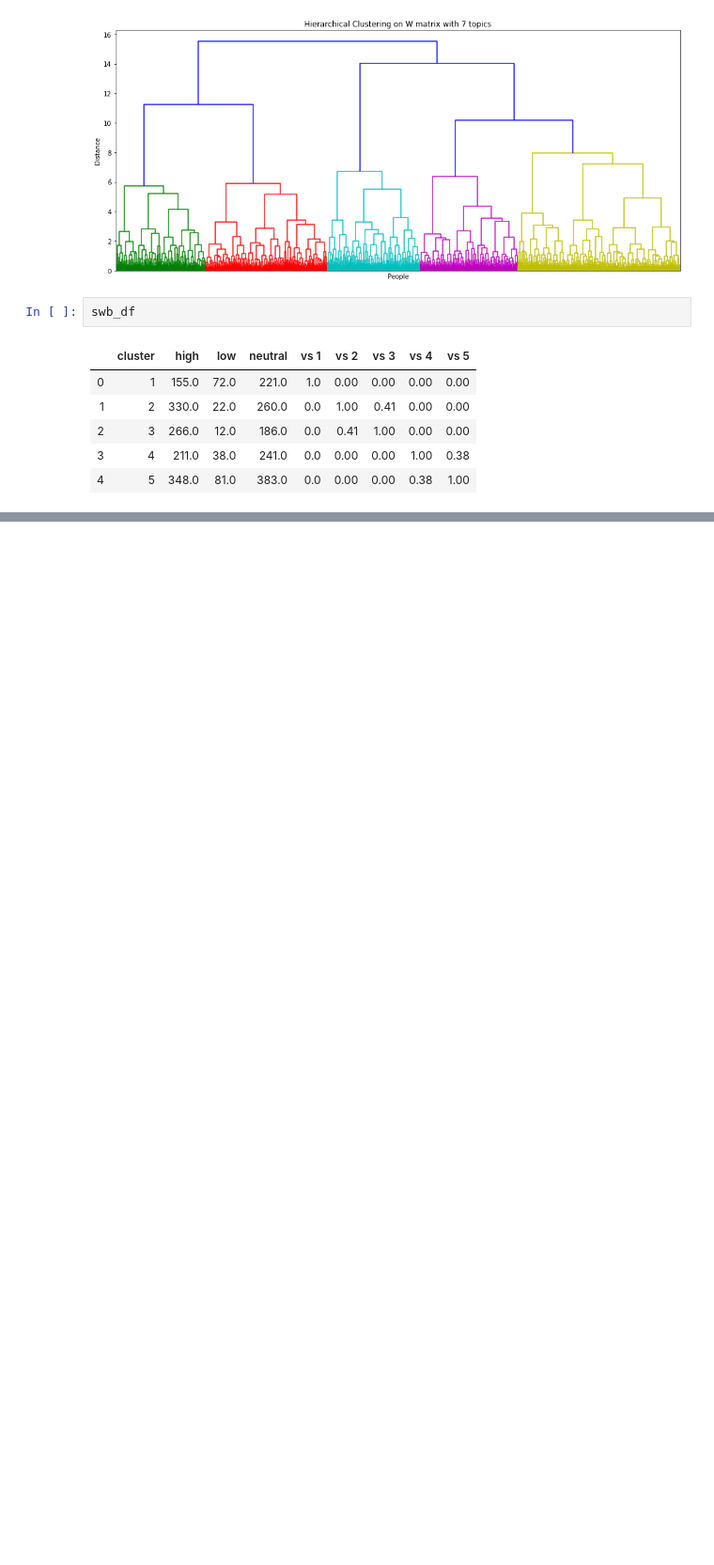
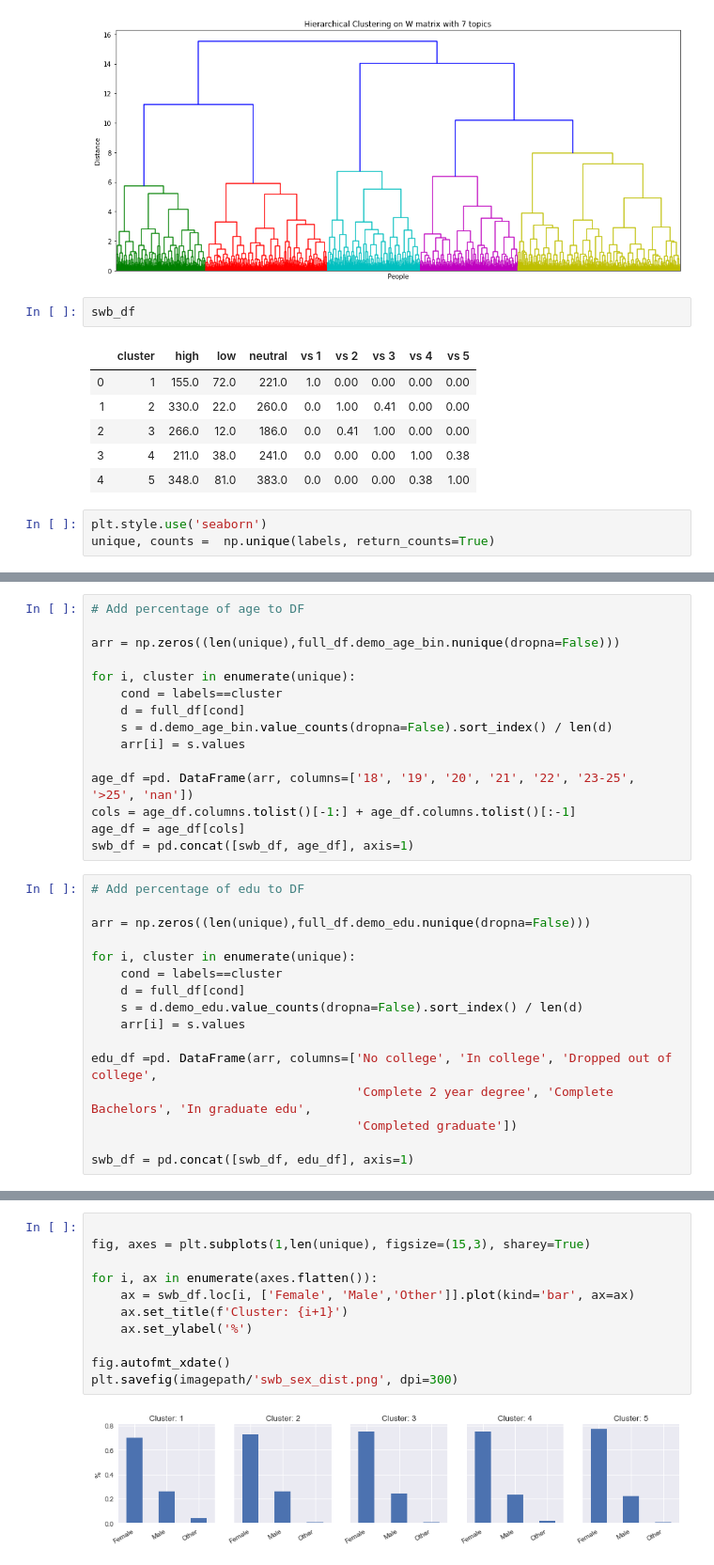
Before and after one commit to anthonybaulo/emerging-adulthood-psych-study, a Jupyter notebook: main/EAMMI_2_final.ipynb, the cells around one changed output, grey strips where cells are left out. Shown at 94% size. Drawn from its saved outputs; the diff is of its cells as text; blank space fills up the shorter version.

```diff
--- a/main/EAMMI_2_final.ipynb
+++ b/main/EAMMI_2_final.ipynb
@@ -268,3 +270,6 @@ swb_df
 | 2 | 3 | 266.0 | 12.0 | 186.0 | 0.0 | 0.41 | 1.00 | 0.00 | 0.00 |
 | 3 | 4 | 211.0 | 38.0 | 241.0 | 0.0 | 0.00 | 0.00 | 1.00 | 0.38 |
 | 4 | 5 | 348.0 | 81.0 | 383.0 | 0.0 | 0.00 | 0.00 | 0.38 | 1.00 |
+# %%
+plt.style.use('seaborn')
+unique, counts =  np.unique(labels, return_counts=True)
@@ -270,0 +289,31 @@ swb_df
+# %%
+# Add percentage of age to DF
+
+arr = np.zeros((len(unique),full_df.demo_age_bin.nunique(dropna=False)))
+
+for i, cluster in enumerate(unique):
+    cond = labels==cluster
+    d = full_df[cond]
+    s = d.demo_age_bin.value_counts(dropna=False).sort_index() / len(d)
+    arr[i] = s.values
+
+age_df =pd. DataFrame(arr, columns=['18', '19', '20', '21', '22', '23-25', '>25', 'nan'])
+cols = age_df.columns.tolist()[-1:] + age_df.columns.tolist()[:-1]
+age_df = age_df[cols]
+swb_df = pd.concat([swb_df, age_df], axis=1)
+# %%
+# Add percentage of edu to DF
+
+arr = np.zeros((len(unique),full_df.demo_edu.nunique(dropna=False)))
+
+for i, cluster in enumerate(unique):
+    cond = labels==cluster
+    d = full_df[cond]
+    s = d.demo_edu.value_counts(dropna=False).sort_index() / len(d)
+    arr[i] = s.values
+
+edu_df =pd. DataFrame(arr, columns=['No college', 'In college', 'Dropped out of college',
+                                    'Complete 2 year degree', 'Complete Bachelors', 'In graduate edu',
+                                    'Completed graduate'])
+
+swb_df = pd.concat([swb_df, edu_df], axis=1)
@@ -270,0 +329,13 @@ swb_df
+# %%
+
+fig, axes = plt.subplots(1,len(unique), figsize=(15,3), sharey=True)
+
+for i, ax in enumerate(axes.flatten()):
+    ax = swb_df.loc[i, ['Female', 'Male','Other']].plot(kind='bar', ax=ax)
+    ax.set_title(f'Cluster: {i+1}')
+    ax.set_ylabel('%')
+
+fig.autofmt_xdate()
+plt.savefig(imagepath/'swb_sex_dist.png', dpi=300)
+# %% [output]
+[figure, added]
```
Also changed, not shown: parts of 7 cells of this notebook, 1 other file.
